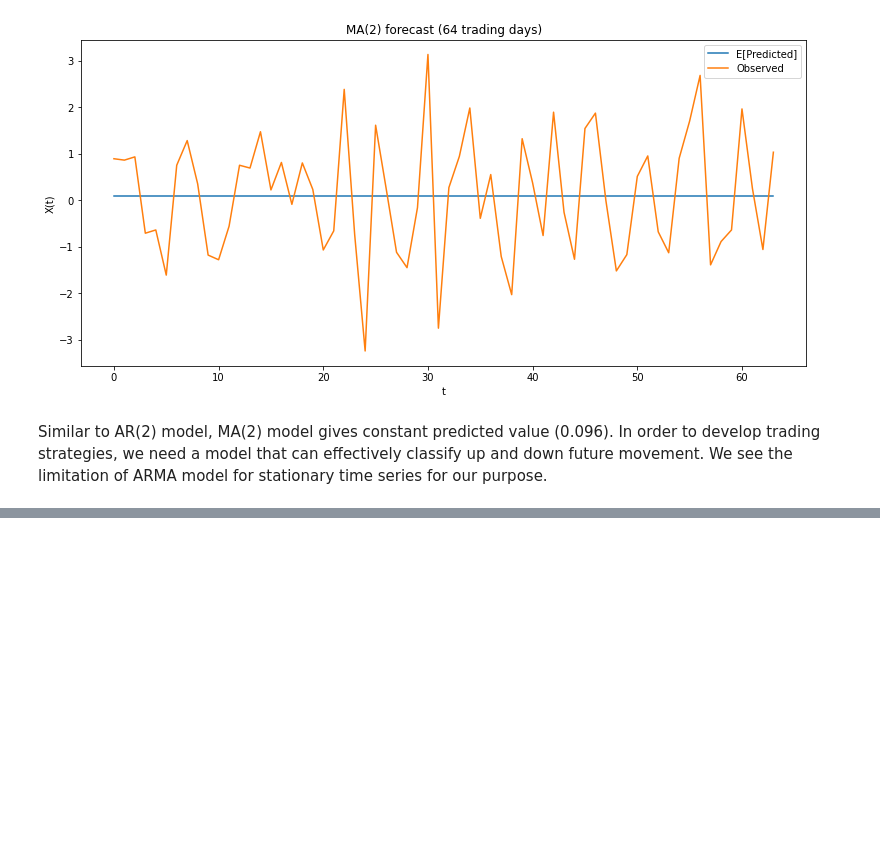
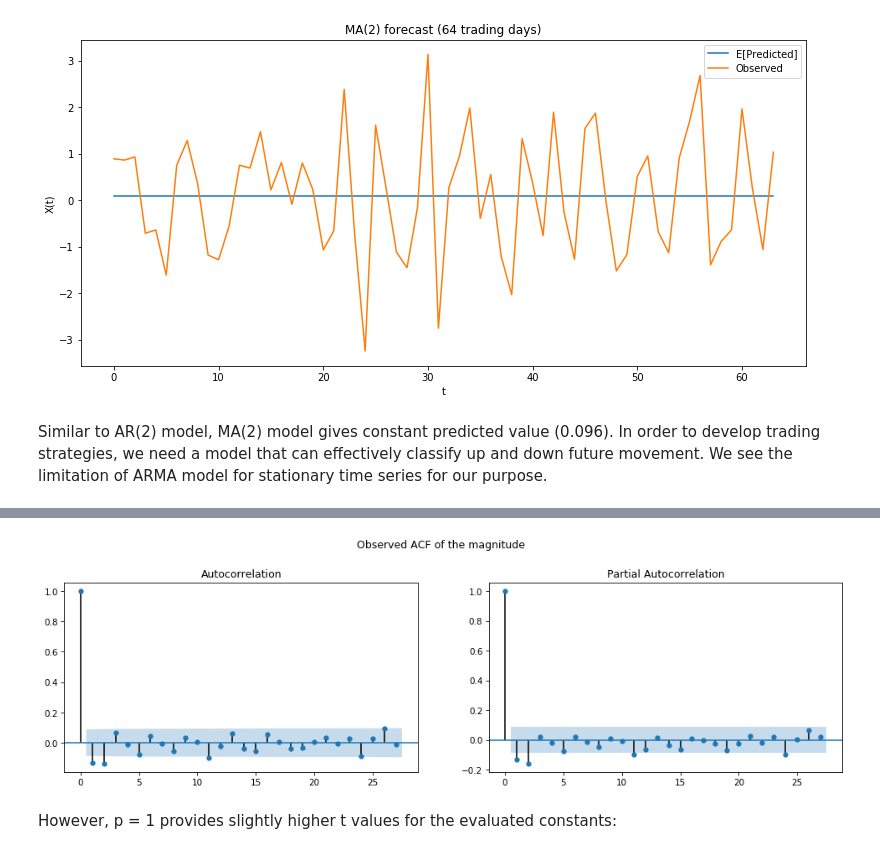
Before and after one commit to stevenkxu/TimeSeriesProject, a Jupyter notebook: 6351_Final_Project.ipynb, the cells around one changed output, grey strips where cells are left out. Saved outputs shown, nothing was run; the diff lists cells and outputs as text; code cells hidden in the pictures; blank space fills up the shorter version.

```diff
--- a/6351_Final_Project.ipynb
+++ b/6351_Final_Project.ipynb
@@ -646,0 +670,5 @@ Similar to AR(2) model, MA(2) model gives constant predicted value (0.096). In o
+# %%
+archm = arch_model(pf, p=2, o= 0,q=0)
+resarch = archm.fit();
+
+print(resarch.summary())
@@ -646,0 +693,8 @@ Similar to AR(2) model, MA(2) model gives constant predicted value (0.096). In o
+# %%
+fig, axes = plt.subplots(1,2,figsize=(16,4), dpi= 75)
+fig.suptitle("Observed ACF of the magnitude", y=1.05)
+plot_acf(resarch.resid, ax = axes[0]); plot_pacf(resarch.resid, ax = axes[1]);
+# %% [output]
+[figure, added]
+# %% [markdown]
+However, p = 1 provides slightly higher t values for the evaluated constants:
```
Also changed, not shown: parts of 17 cells of this notebook.
